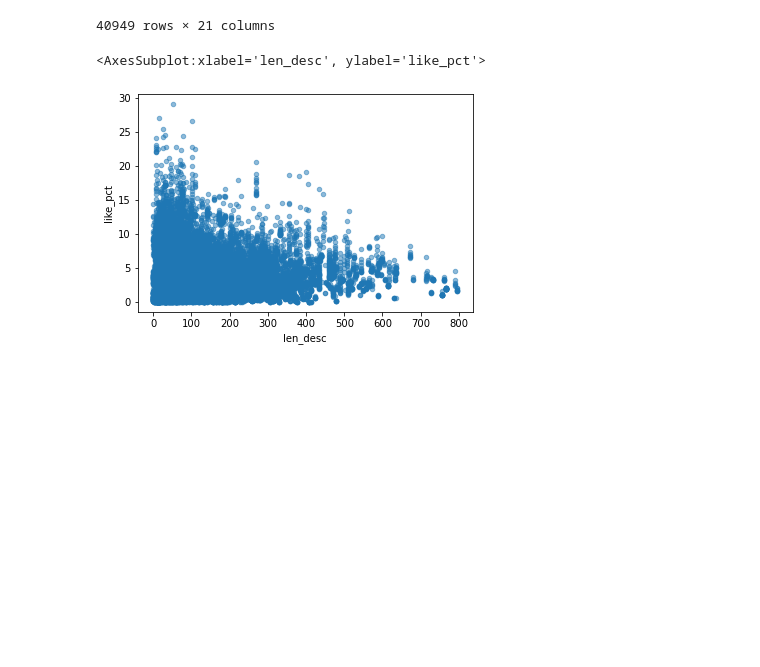
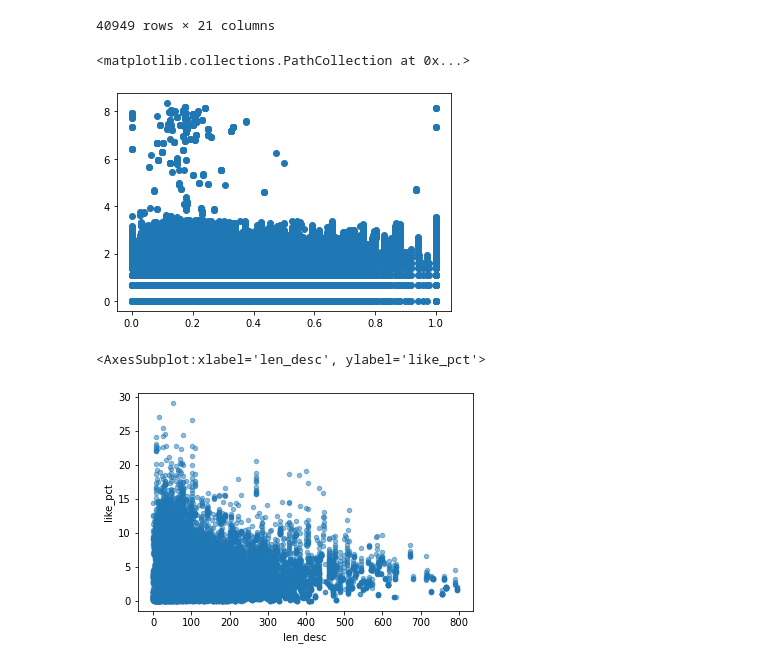
Before and after one commit to danielosetiawan/YouTube-EDA, a Jupyter notebook: youtube ipynb.ipynb, the cells around one changed output. Saved outputs shown, nothing was run; the diff lists cells and outputs as text; code cells hidden in the pictures; blank space fills up the shorter version.

```diff
--- a/youtube ipynb.ipynb
+++ b/youtube ipynb.ipynb
@@ -53,0 +83,4 @@ us_df.head()
+# %%
+pct_cap = us_df['title'].str.findall(r'[A-Z]').str.len() / us_df['title'].str.findall(r'[a-zA-Z]').str.len()
+
+pct_cap
@@ -72,6 +118,11 @@ us_df
 40949 rows × 21 columns
 # %%
 from datetime import tzinfo, timedelta, datetime
+# %%
+plt.scatter(pct_cap, np.log(us_df['trending_delta'].dt.days))
+# %% [output]
+<matplotlib.collections.PathCollection at 0x...>
+[figure, added]
 # %%
 us_df.plot.scatter('len_desc', 'like_pct', alpha=0.5)
 # %% [output]
```
Also changed, not shown: parts of 4 cells of this notebook.
